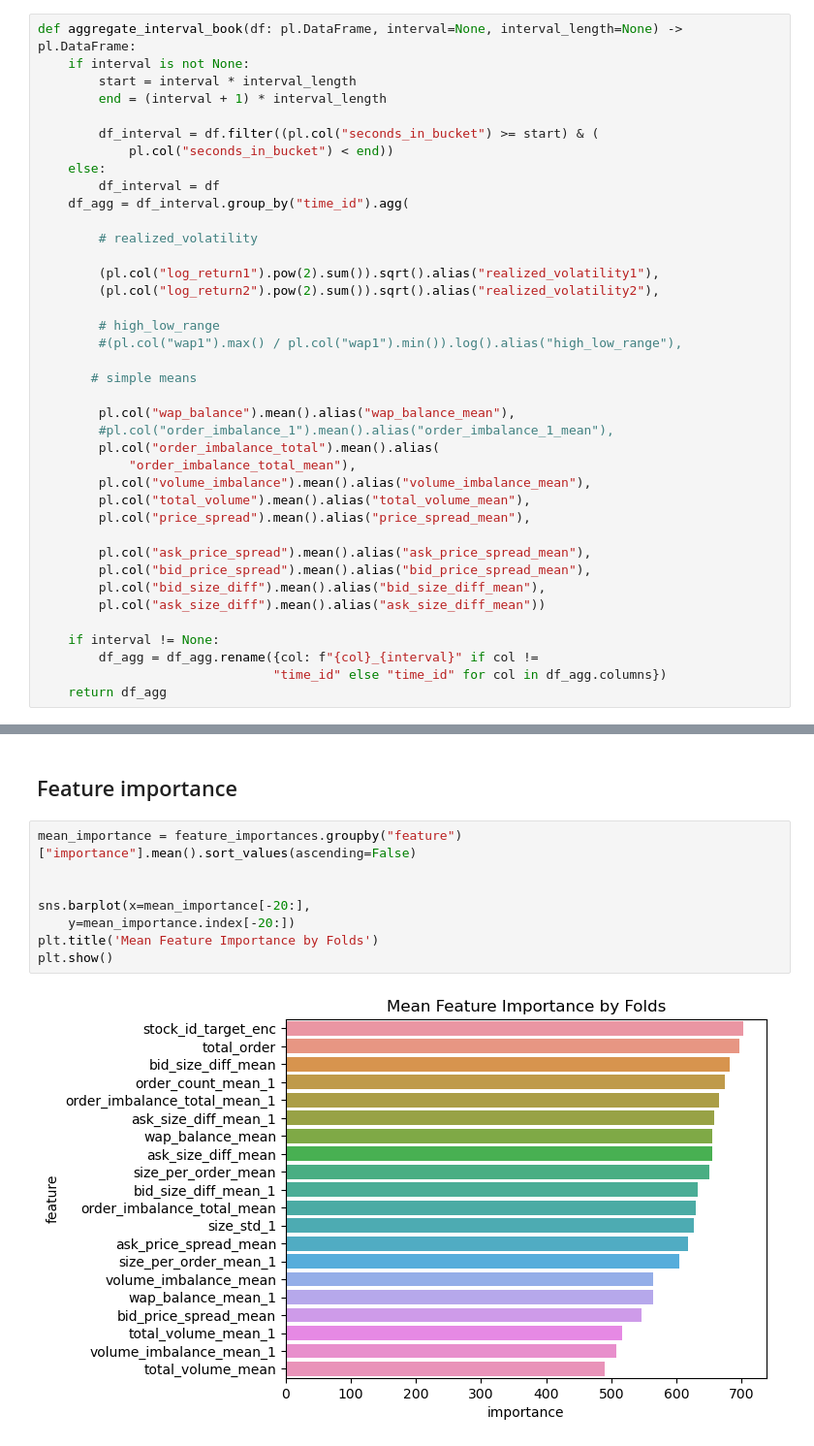
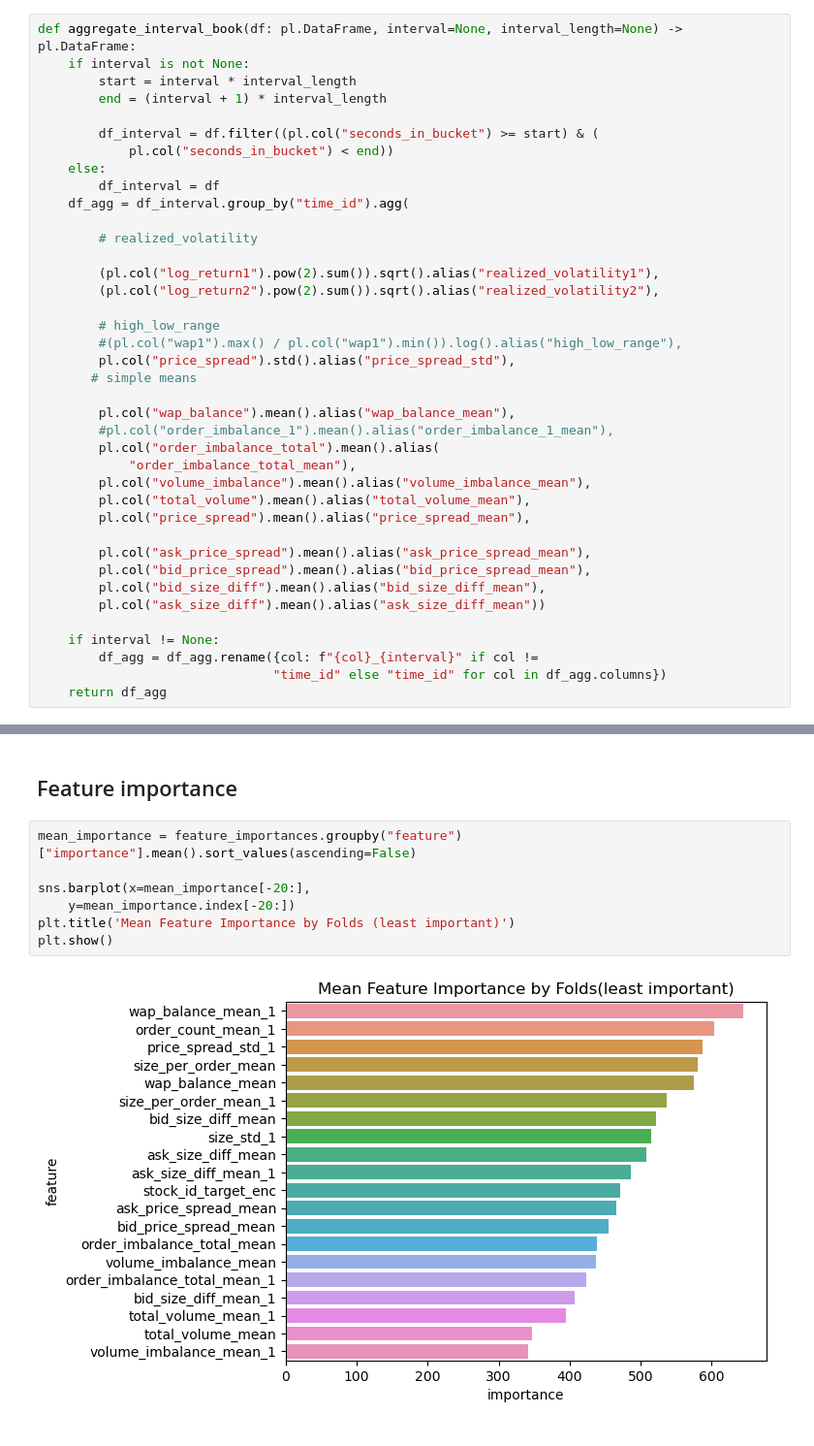
Before and after one commit to LaiquendiJ/Realized_Volatility_Pred_2025, a Jupyter notebook: Factor_engineering.ipynb, the cells around one changed output, grey strips where cells are left out. Shown: that part at 97% size. Cells and saved outputs as stored; diff of their text form.

```diff
--- a/Factor_engineering.ipynb
+++ b/Factor_engineering.ipynb
@@ -69,7 +69,7 @@ def aggregate_interval_book(df: pl.DataFrame, interval=None, interval_length=Non
 
         # high_low_range
         #(pl.col("wap1").max() / pl.col("wap1").min()).log().alias("high_low_range"),
-
+        pl.col("price_spread").std().alias("price_spread_std"),
        # simple means
 
         pl.col("wap_balance").mean().alias("wap_balance_mean"),
@@ -562,10 +466,9 @@ Average RMSE: 0.23420
 # %%
 mean_importance = feature_importances.groupby("feature")["importance"].mean().sort_values(ascending=False)
 
-
 sns.barplot(x=mean_importance[-20:],
     y=mean_importance.index[-20:])
-plt.title('Mean Feature Importance by Folds')
+plt.title('Mean Feature Importance by Folds (least important)')
 plt.show()
 # %% [output]
-[figure, old version]
+[figure, new version]
```
Also changed, not shown: parts of 11 cells of this notebook.
